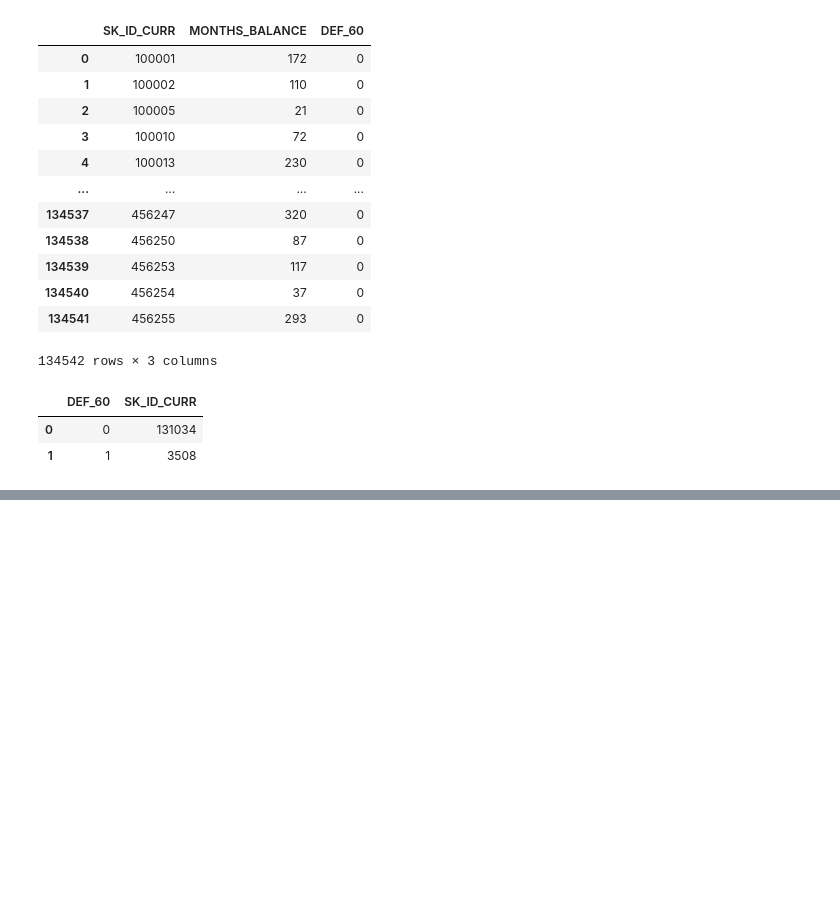
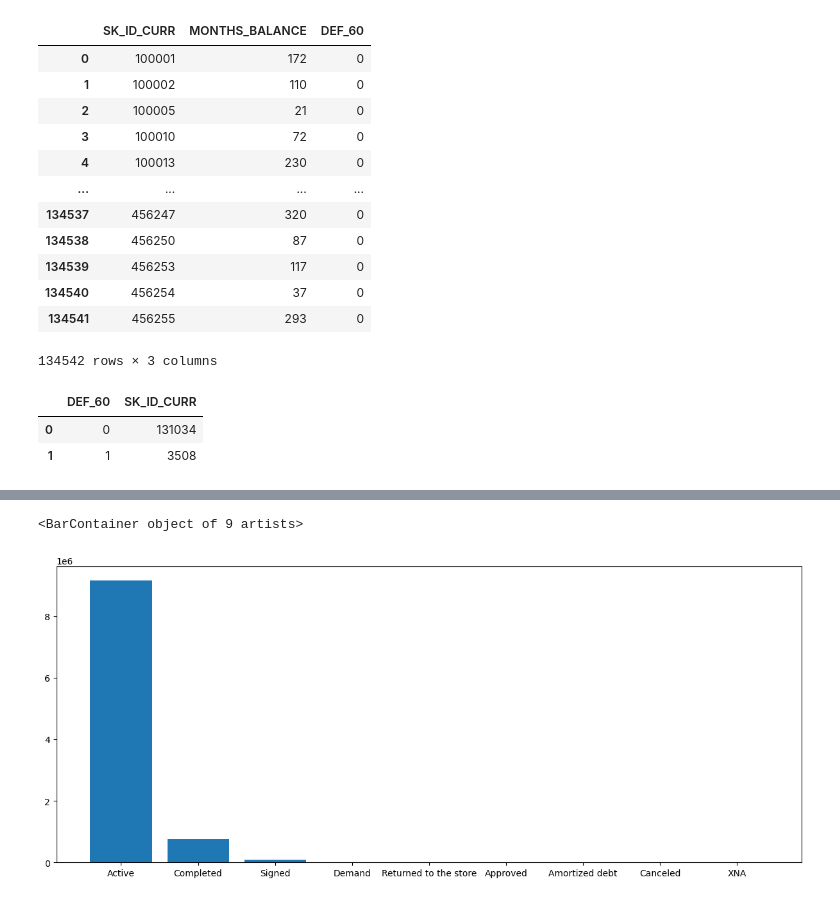
Before and after one commit to No-Country-simulation/c23-16-data, a Jupyter notebook: Home Credit Default Risk.ipynb, the cells around one changed output, grey strips where cells are left out. Cells and saved outputs as stored; diff of their text form; code cells hidden in the pictures; blank space fills up the shorter version.

Commit message:
add feature enginner tables pos cash balance and bureau

```diff
--- a/Home Credit Default Risk.ipynb
+++ b/Home Credit Default Risk.ipynb
@@ -14,11 +14,13 @@ pd.set_option('display.max_columns', None)
 # %% [markdown]
 Cargar el dataset desde una URL o archivo local
 # %%
+HomeCredit_columns_description_df = pd.read_csv("data/HomeCredit_columns_description.csv", encoding='ISO-8859-1')
 installments_payments = pd.read_csv("data/installments_payments.csv")
 application_test = pd.read_csv("data/application_test.csv")
 application_train = pd.read_csv("data/application_train.csv")
 bureau_balance = pd.read_csv("data/bureau_balance.csv")
 bureau = pd.read_csv("data/bureau.csv")
+POS_CASH_balance = pd.read_csv("data/POS_CASH_balance.csv")
 # %% [markdown]
 ## Tabla application train
 # %%
@@ -499,0 +804,2 @@ df_target.groupby(['DEF_60']).agg({'SK_ID_CURR':'count'}).reset_index()
+# %%
+POS_CASH_balance_df = POS_CASH_balance.copy()
@@ -499,0 +971,7 @@ df_target.groupby(['DEF_60']).agg({'SK_ID_CURR':'count'}).reset_index()
+# %%
+plt.figure(figsize=(15, 6))
+plt.bar(POS_CASH_balance_df['NAME_CONTRACT_STATUS'].value_counts().index,POS_CASH_balance_df['NAME_CONTRACT_STATUS'].value_counts().values
+        )
+# %% [output]
+<BarContainer object of 9 artists>
+[figure, added]
```
Also changed, not shown: parts of 56 cells of this notebook.
